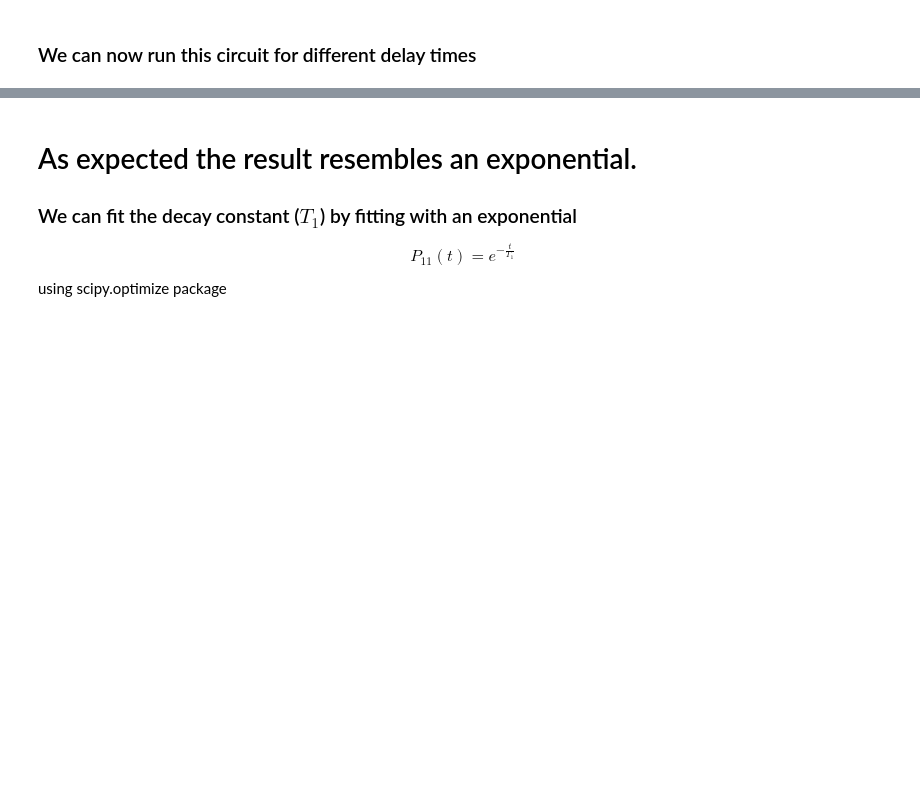
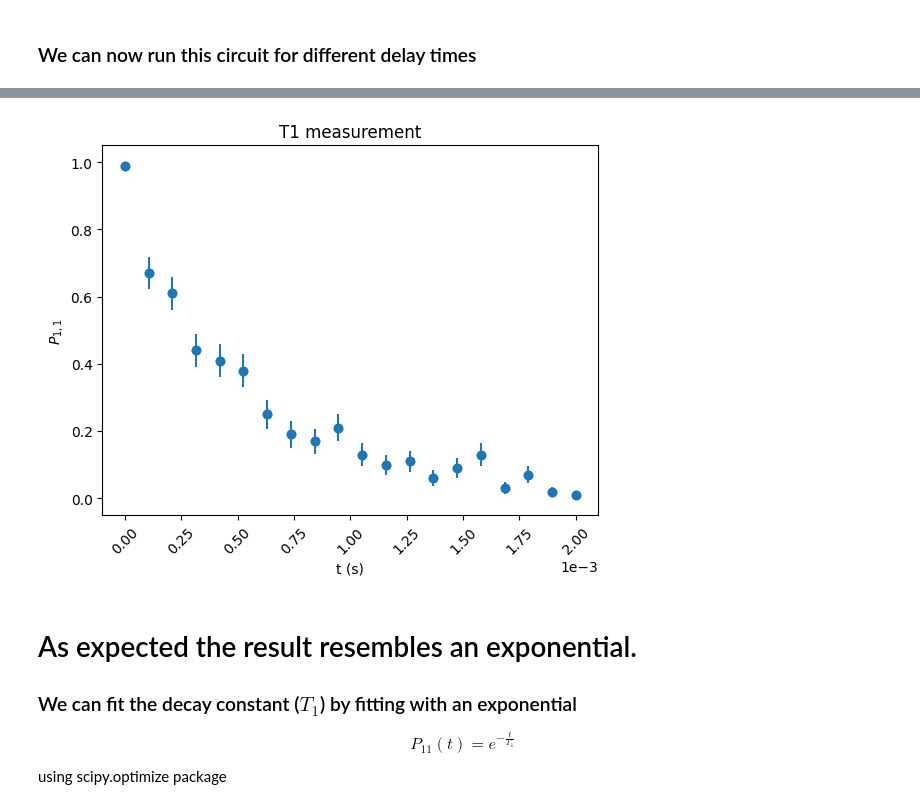
Before and after one commit to tanguyyyy/quantum_computing_psl_week, a Jupyter notebook: Lecture 5/01_T1_T2.ipynb, the cells around one changed output, grey strips where cells are left out. Drawn from its saved outputs; the diff is of its cells as text; code cells hidden in the pictures; blank space fills up the shorter version.

```diff
--- a/Lecture 5/01_T1_T2.ipynb
+++ b/Lecture 5/01_T1_T2.ipynb
@@ -169,15 +191,17 @@ for i in range(len(delays)):
 # %%
 import matplotlib.pyplot as plt
 
-plt.scatter(delays, probs)
+plt.scatter(delays, probs, )
 plt.xlabel(r"t (s)")
 plt.ylabel(r"$P_{1,1}$")
 plt.errorbar(delays, probs, yerr=sigmas, fmt='o')
 plt.title("T1 measurement")
 
 plt.xticks(rotation=45)  # Rotate labels by 45 degrees to prevent overlap
 plt.ticklabel_format(style='sci', axis='x', scilimits=(0, 0))  # Use scientific notation for x-axis
 plt.show()
+# %% [output]
+[figure, added]
 # %% [markdown]
 # As expected the result resembles an exponential.
 ### We can fit the decay constant ($T_1$) by fitting with an exponential
```
Also changed, not shown: parts of 22 cells of this notebook.
